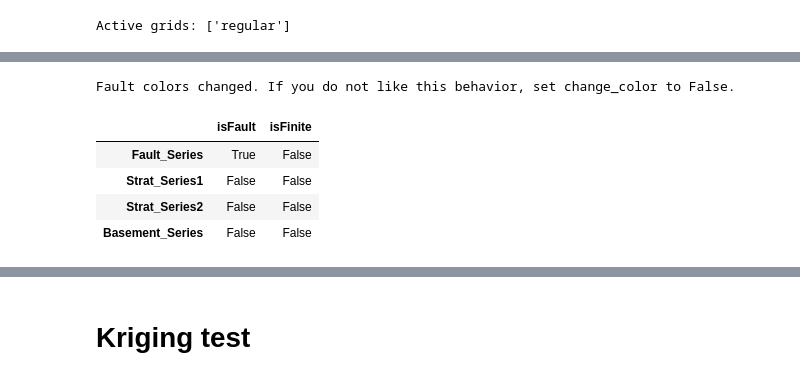
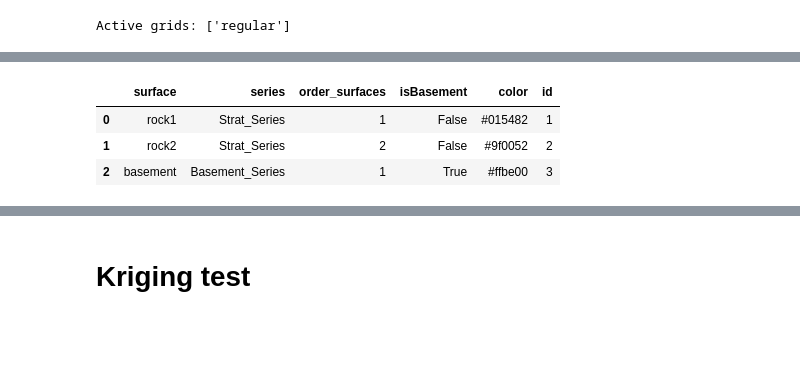
Before and after one commit to rubensdmp/gempy, a Jupyter notebook: notebooks/experimental/kriging_examples/Model for figure.ipynb, the cells around one changed output, grey strips where cells are left out. Drawn from its saved outputs; the diff is of its cells as text; code cells hidden in the pictures; blank space fills up the shorter version.

```diff
--- a/notebooks/experimental/kriging_examples/Model for figure.ipynb
+++ b/notebooks/experimental/kriging_examples/Model for figure.ipynb
@@ -21,9 +21,9 @@ from gempy.assets import kriging
 # %%
 path_to_data = os.pardir+"/data/input_data/jan_models/"
 
-geo_data = gp.create_data([0,2500,0,40,0,1100],resolution=[125,2,55],
-                        path_o = path_to_data + "model7b_orientations_fault.csv",
-                        path_i = path_to_data + "model7b_surface_points_fault.csv")
+geo_data = gp.create_data([0,1000,0,10,0,1000],resolution=[200,2,200],
+                        path_o = path_to_data + "model2_orientations.csv",
+                        path_i = path_to_data + "model2_surface_points.csv")
 # %% [output]
 Active grids: ['regular']
 # %%
@@ -45,16 +34,17 @@ geo_data.get_data('kriging')
 # %%
-gp.map_series_to_surfaces(geo_data, {"Fault_Series": ('fault'), "Strat_Series1": ('rock3'),
-                                     "Strat_Series2": ('rock2','rock1'),
-                                     "Basement_Series":('basement')})
+#gp.map_series_to_surfaces(geo_data, {"Fault_Series": ('fault'), "Strat_Series1": ('rock3'),
+#                                     "Strat_Series2": ('rock2','rock1'),
+#                                     "Basement_Series":('basement')})
 
-geo_data.set_is_fault(['Fault_Series'])
+gp.map_series_to_surfaces(geo_data, {"Strat_Series": ('rock2','rock1'),
+                                        "Basement_Series":('basement')})
+
+#geo_data.set_is_fault(['Fault_Series'])
 # %% [output]
-Fault colors changed. If you do not like this behavior, set change_color to False.
-|  | isFault | isFinite |
-| Fault_Series | True | False |
-| Strat_Series1 | False | False |
-| Strat_Series2 | False | False |
-| Basement_Series | False | False |
+|  | surface | series | order_surfaces | isBasement | color | id |
+| 0 | rock1 | Strat_Series | 1 | False | #015482 | 1 |
+| 1 | rock2 | Strat_Series | 2 | False | #9f0052 | 2 |
+| 2 | basement | Basement_Series | 1 | True | #ffbe00 | 3 |
 # %%
 #geo_data.surfaces.colors.change_colors({'fault': '#000000', 'rock1': '#CC081F', 'rock2': '#FFAA00',
 #                                        'rock3': '#006C8C', 'basement': '#097703'})
```
Also changed, not shown: parts of 8 cells of this notebook, 10 other files.
